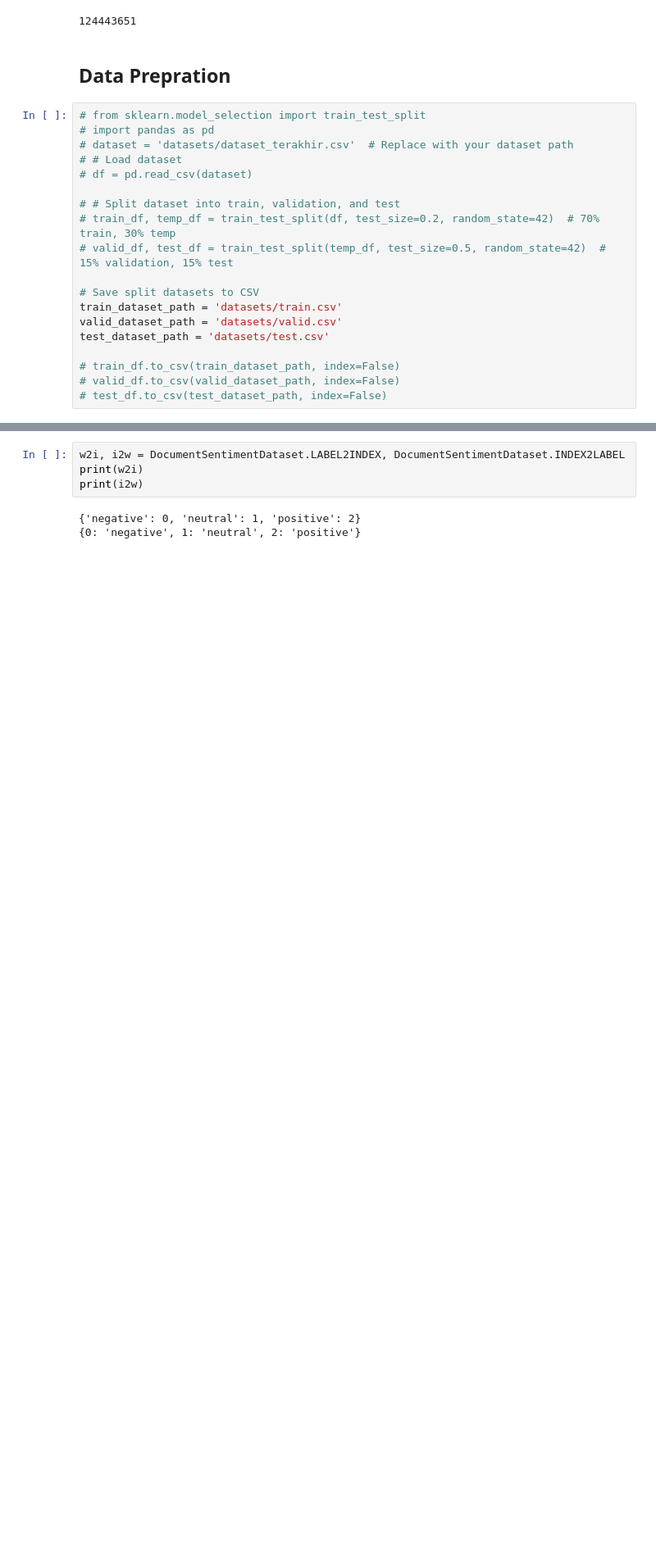
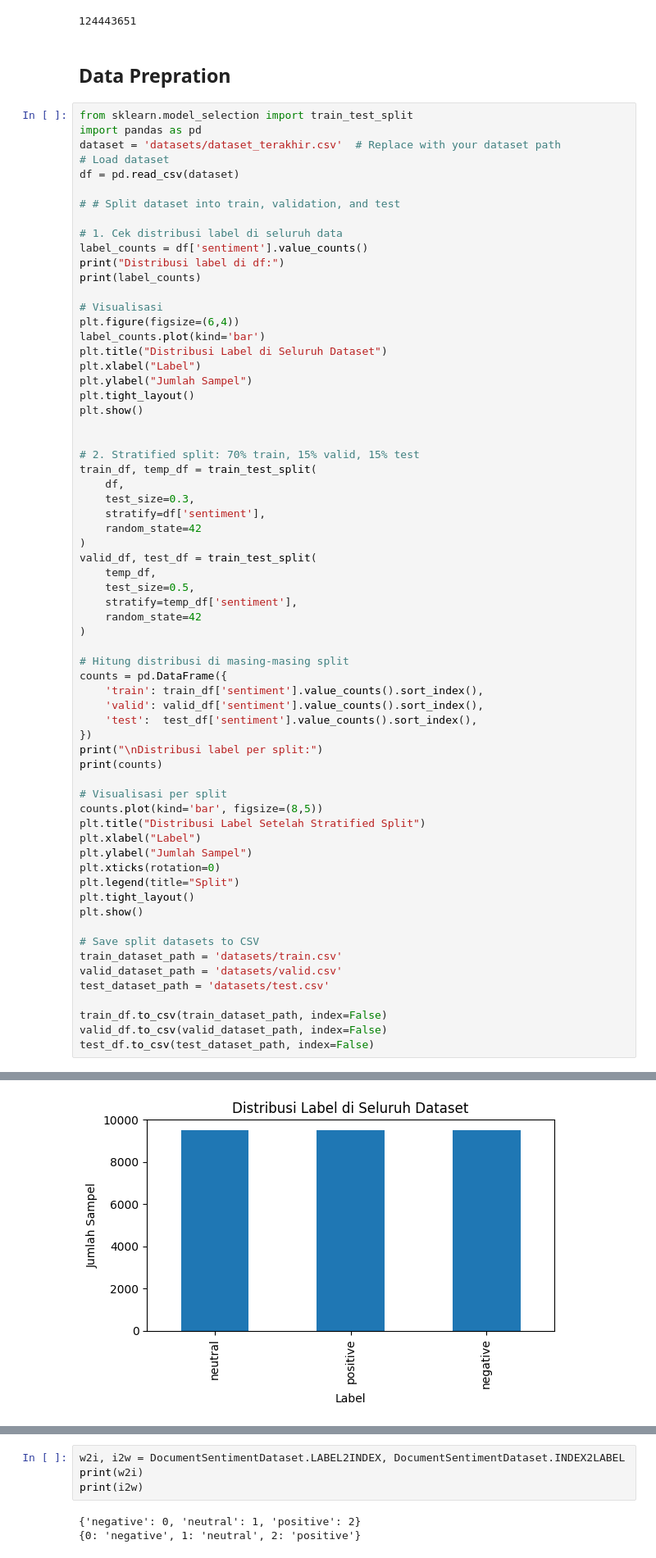
Before and after one commit to xisain/sentiment-model, a Jupyter notebook: sentinova-indobert.ipynb, the cells around one changed output, grey strips where cells are left out. Shown: that part at 82% size. Cells and saved outputs as stored; diff of their text form; blank space fills up the shorter version.

Commit message:
split data 70%

```diff
--- a/sentinova-indobert.ipynb
+++ b/sentinova-indobert.ipynb
@@ -93,21 +95,68 @@ count_param(model)
 # %% [markdown]
 ## Data Prepration
 # %%
-# from sklearn.model_selection import train_test_split
-# import pandas as pd
-# dataset = 'datasets/dataset_terakhir.csv'  # Replace with your dataset path
-# # Load dataset
-# df = pd.read_csv(dataset)
+from sklearn.model_selection import train_test_split
+import pandas as pd
+dataset = 'datasets/dataset_terakhir.csv'  # Replace with your dataset path
+# Load dataset
+df = pd.read_csv(dataset)
 
 # # Split dataset into train, validation, and test
-# train_df, temp_df = train_test_split(df, test_size=0.2, random_state=42)  # 70% train, 30% temp
-# valid_df, test_df = train_test_split(temp_df, test_size=0.5, random_state=42)  # 15% validation, 15% test
+
+# 1. Cek distribusi label di seluruh data
+label_counts = df['sentiment'].value_counts()
+print("Distribusi label di df:")
+print(label_counts)
+
+# Visualisasi
+plt.figure(figsize=(6,4))
+label_counts.plot(kind='bar')
+plt.title("Distribusi Label di Seluruh Dataset")
+plt.xlabel("Label")
+plt.ylabel("Jumlah Sampel")
+plt.tight_layout()
+plt.show()
+
+
+# 2. Stratified split: 70% train, 15% valid, 15% test
+train_df, temp_df = train_test_split(
+    df,
+    test_size=0.3,
+    stratify=df['sentiment'],
+    random_state=42
+)
+valid_df, test_df = train_test_split(
+    temp_df,
+    test_size=0.5,
+    stratify=temp_df['sentiment'],
+    random_state=42
+)
+
+# Hitung distribusi di masing-masing split
+counts = pd.DataFrame({
+    'train': train_df['sentiment'].value_counts().sort_index(),
+    'valid': valid_df['sentiment'].value_counts().sort_index(),
+    'test':  test_df['sentiment'].value_counts().sort_index(),
+})
+print("\nDistribusi label per split:")
+print(counts)
+
+# Visualisasi per split
+counts.plot(kind='bar', figsize=(8,5))
+plt.title("Distribusi Label Setelah Stratified Split")
+plt.xlabel("Label")
+plt.ylabel("Jumlah Sampel")
+plt.xticks(rotation=0)
+plt.legend(title="Split")
+plt.tight_layout()
+plt.show()
 
 # Save split datasets to CSV
 train_dataset_path = 'datasets/train.csv'
 valid_dataset_path = 'datasets/valid.csv'
 test_dataset_path = 'datasets/test.csv'
 
-# train_df.to_csv(train_dataset_path, index=False)
-# valid_df.to_csv(valid_dataset_path, index=False)
-# test_df.to_csv(test_dataset_path, index=False)
+train_df.to_csv(train_dataset_path, index=False)
+valid_df.to_csv(valid_dataset_path, index=False)
+test_df.to_csv(test_dataset_path, index=False)
+# %% [output]
@@ -113,0 +169 @@ test_dataset_path = 'datasets/test.csv'
+[figure, added]
```
Also changed, not shown: parts of 13 cells of this notebook, 2 other files.
